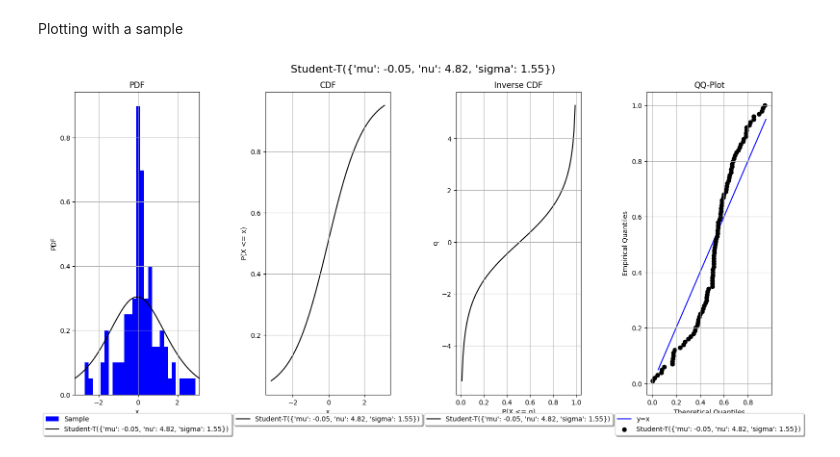
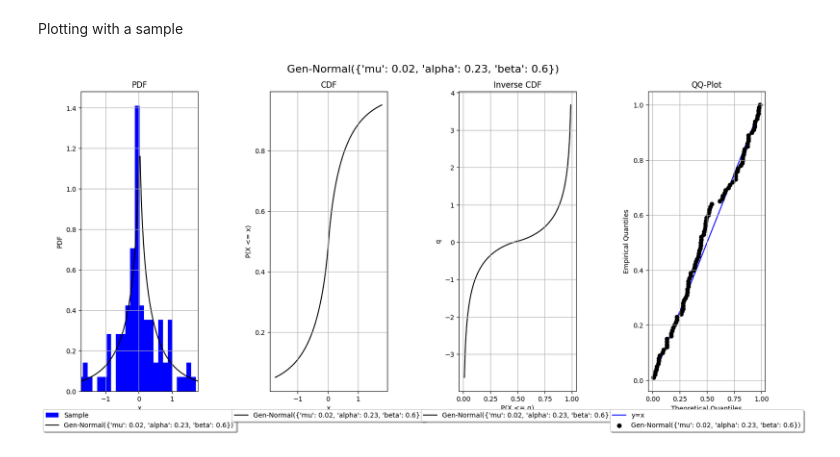
Before and after one commit to tfm000/copulax, a Jupyter notebook: examples/univariate_example.ipynb, the cells around one changed output. Saved outputs shown, nothing was run; the diff lists cells and outputs as text; code cells hidden in the pictures.

```diff
--- a/examples/univariate_example.ipynb
+++ b/examples/univariate_example.ipynb
@@ -108,6 +112,6 @@ best_dist.plot(params=best_params, domain=plot_domain)
 # %% [markdown]
 Plotting with a sample
 # %%
-student_t.plot(params=best_params, sample=sample, domain=plot_domain)
+best_dist.plot(params=best_params, sample=sample, domain=plot_domain)
 # %% [output]
-[figure, old version]
+[figure, new version]
```
Also changed, not shown: parts of 10 cells of this notebook, 1 other file.
